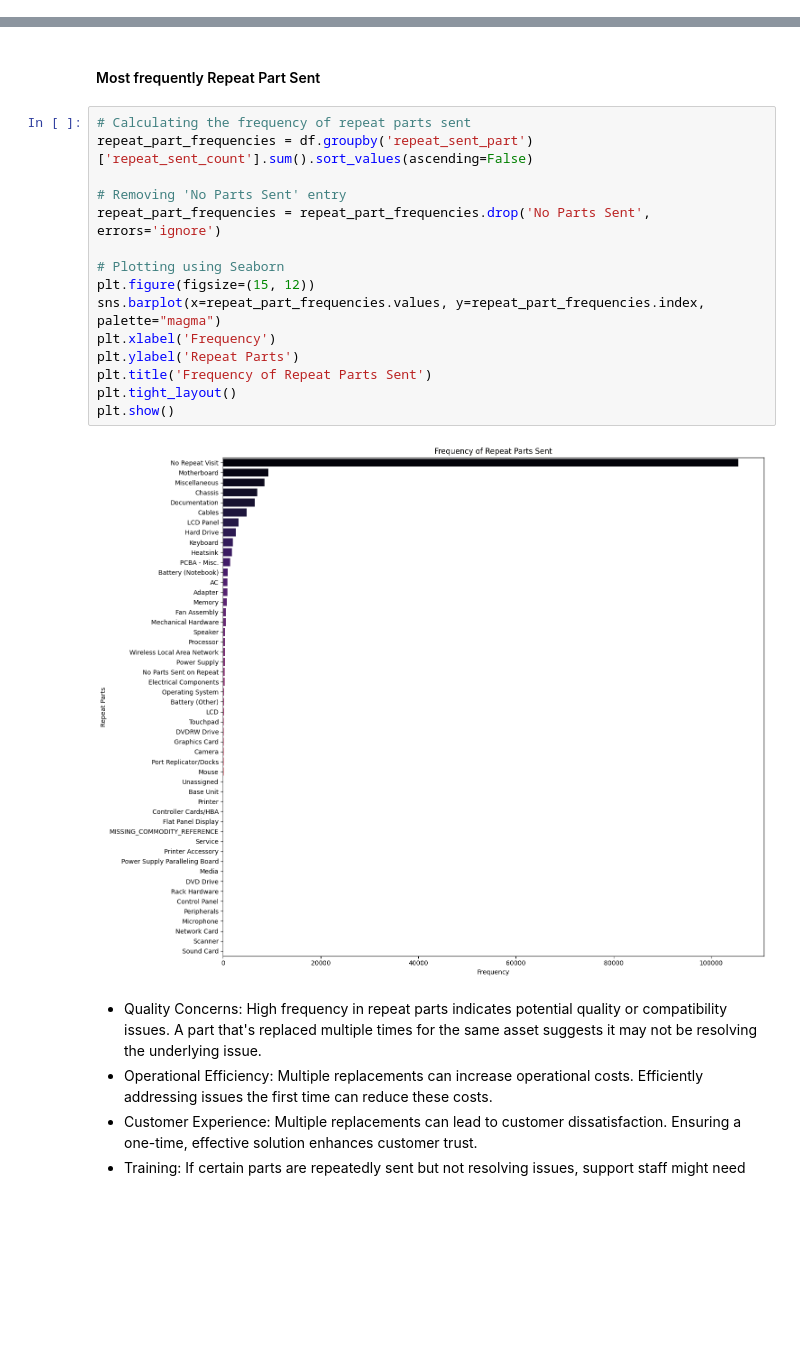
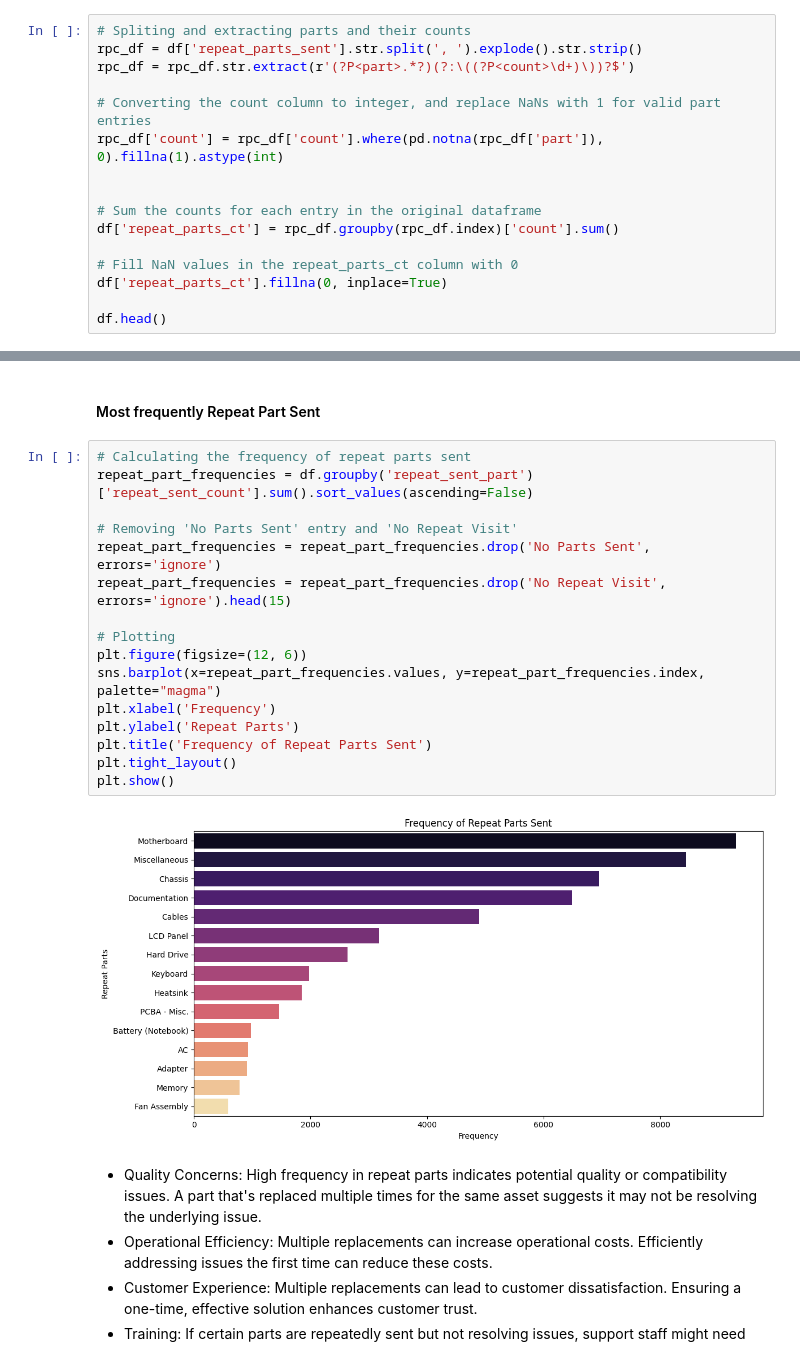
Before and after one commit to shthakur19/dell, a Jupyter notebook: dell_sol.ipynb, the cells around one changed output, grey strips where cells are left out. Drawn from its saved outputs; the diff is of its cells as text; blank space fills up the shorter version.

```diff
--- a/dell_sol.ipynb
+++ b/dell_sol.ipynb
@@ -119,0 +122,16 @@ df.shape[0]
+# %%
+# Spliting and extracting parts and their counts
+rpc_df = df['repeat_parts_sent'].str.split(', ').explode().str.strip()
+rpc_df = rpc_df.str.extract(r'(?P<part>.*?)(?:\((?P<count>\d+)\))?$')
+
+# Converting the count column to integer, and replace NaNs with 1 for valid part entries
+rpc_df['count'] = rpc_df['count'].where(pd.notna(rpc_df['part']), 0).fillna(1).astype(int)
+
+
+# Sum the counts for each entry in the original dataframe
+df['repeat_parts_ct'] = rpc_df.groupby(rpc_df.index)['count'].sum()
+
+# Fill NaN values in the repeat_parts_ct column with 0
+df['repeat_parts_ct'].fillna(0, inplace=True)
+
+df.head()
@@ -842,20 +925,21 @@ plt.show()
 # %%
 # Calculating the frequency of repeat parts sent
 repeat_part_frequencies = df.groupby('repeat_sent_part')['repeat_sent_count'].sum().sort_values(ascending=False)
 
-# Removing 'No Parts Sent' entry
+# Removing 'No Parts Sent' entry and 'No Repeat Visit'
 repeat_part_frequencies = repeat_part_frequencies.drop('No Parts Sent', errors='ignore')
+repeat_part_frequencies = repeat_part_frequencies.drop('No Repeat Visit', errors='ignore').head(15)
 
-# Plotting using Seaborn
-plt.figure(figsize=(15, 12))
+# Plotting
+plt.figure(figsize=(12, 6))
 sns.barplot(x=repeat_part_frequencies.values, y=repeat_part_frequencies.index, palette="magma")
 plt.xlabel('Frequency')
 plt.ylabel('Repeat Parts')
 plt.title('Frequency of Repeat Parts Sent')
 plt.tight_layout()
 plt.show()
 # %% [output]
-[figure, old version]
+[figure, new version]
 # %% [markdown]
 - Quality Concerns: High frequency in repeat parts indicates potential quality or compatibility issues. A part that's replaced multiple times for the same asset suggests it may not be resolving the underlying issue.
 - Operational Efficiency: Multiple replacements can increase operational costs. Efficiently addressing issues the first time can reduce these costs.
```
Also changed, not shown: parts of 68 cells of this notebook.
